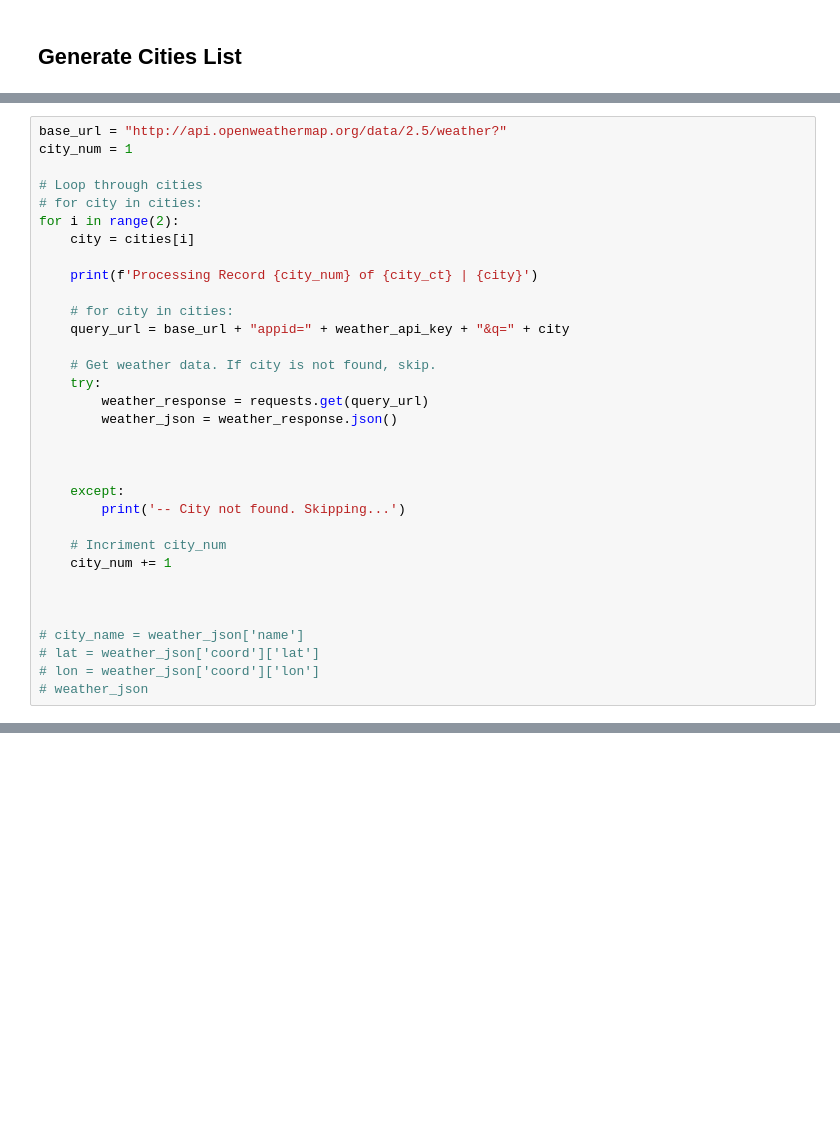
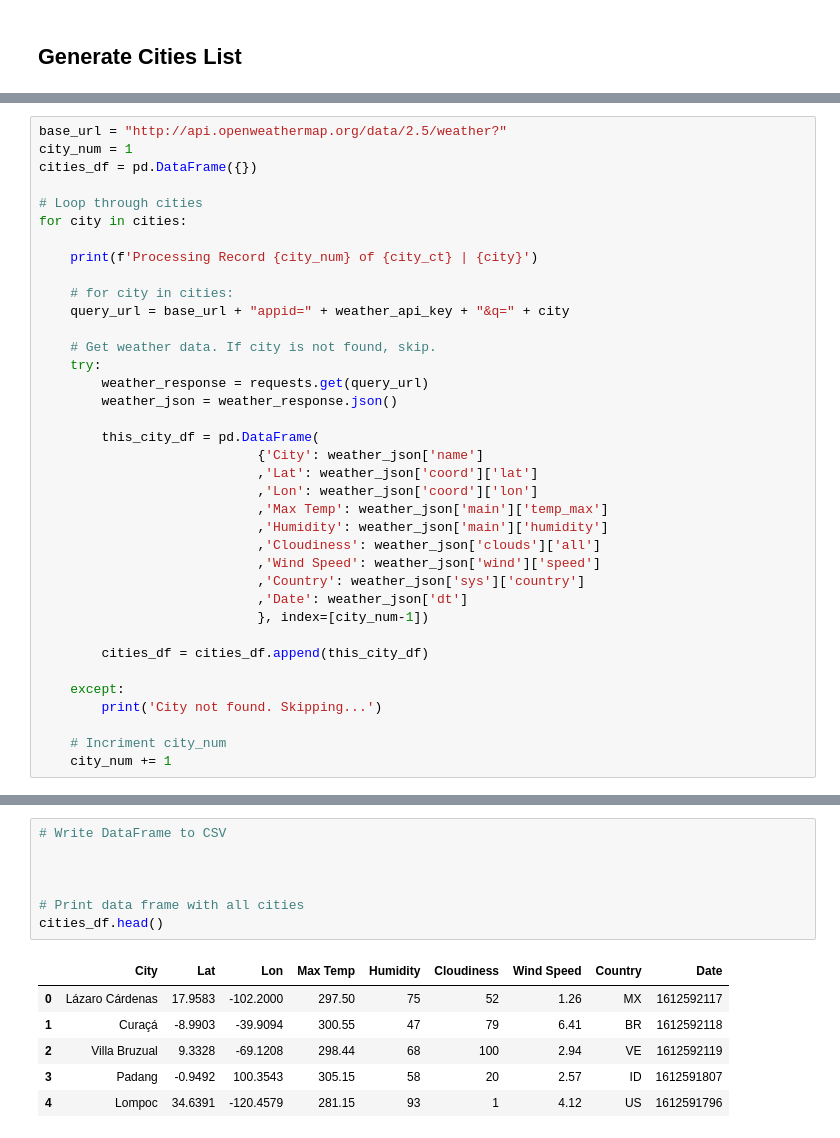
Before and after one commit to cgangi2216/python-api-challenge, a Jupyter notebook: Weather/WeatherPy.ipynb, the cells around one changed output, grey strips where cells are left out. Drawn from its saved outputs; the diff is of its cells as text; blank space fills up the shorter version.

Commit message:
Get weather data for each city

```diff
--- a/Weather/WeatherPy.ipynb
+++ b/Weather/WeatherPy.ipynb
@@ -53,11 +55,10 @@ city_ct
 # %%
 base_url = "http://api.openweathermap.org/data/2.5/weather?"
 city_num = 1
+cities_df = pd.DataFrame({})
 
 # Loop through cities
-# for city in cities:
-for i in range(2):
-    city = cities[i]
+for city in cities:
 
     print(f'Processing Record {city_num} of {city_ct} | {city}')
 
@@ -69,18 +70,23 @@ for i in range(2):
         weather_response = requests.get(query_url)
         weather_json = weather_response.json()
 
+        this_city_df = pd.DataFrame(
+                            {'City': weather_json['name']
+                            ,'Lat': weather_json['coord']['lat']
+                            ,'Lon': weather_json['coord']['lon']
+                            ,'Max Temp': weather_json['main']['temp_max']
+                            ,'Humidity': weather_json['main']['humidity']
+                            ,'Cloudiness': weather_json['clouds']['all']
+                            ,'Wind Speed': weather_json['wind']['speed']
+                            ,'Country': weather_json['sys']['country']
+                            ,'Date': weather_json['dt']
+                            }, index=[city_num-1])
 
+        cities_df = cities_df.append(this_city_df)
 
     except:
-        print('-- City not found. Skipping...')
+        print('City not found. Skipping...')
 
     # Incriment city_num
     city_num += 1
-
-
-
-# city_name = weather_json['name']
-# lat = weather_json['coord']['lat']
-# lon = weather_json['coord']['lon']
-# weather_json
 # %% [output]
@@ -103,0 +110,14 @@ Processing Record 595 of 595 | pitimbu
+# %%
+# Write DataFrame to CSV
+
+
+
+# Print data frame with all cities
+cities_df.head()
+# %% [output]
+|  | City | Lat | Lon | Max Temp | Humidity | Cloudiness | Wind Speed | Country | Date |
+| 0 | Lázaro Cárdenas | 17.9583 | -102.2000 | 297.50 | 75 | 52 | 1.26 | MX | 1612592117 |
+| 1 | Curaçá | -8.9903 | -39.9094 | 300.55 | 47 | 79 | 6.41 | BR | 1612592118 |
+| 2 | Villa Bruzual | 9.3328 | -69.1208 | 298.44 | 68 | 100 | 2.94 | VE | 1612592119 |
+| 3 | Padang | -0.9492 | 100.3543 | 305.15 | 58 | 20 | 2.57 | ID | 1612591807 |
+| 4 | Lompoc | 34.6391 | -120.4579 | 281.15 | 93 | 1 | 4.12 | US | 1612591796 |
```
Also changed, not shown: parts of 3 cells of this notebook.
